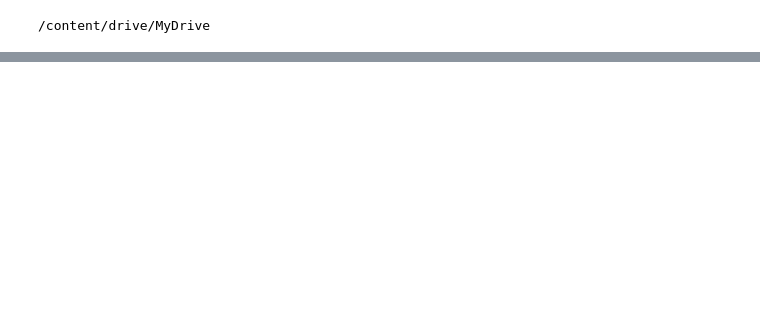
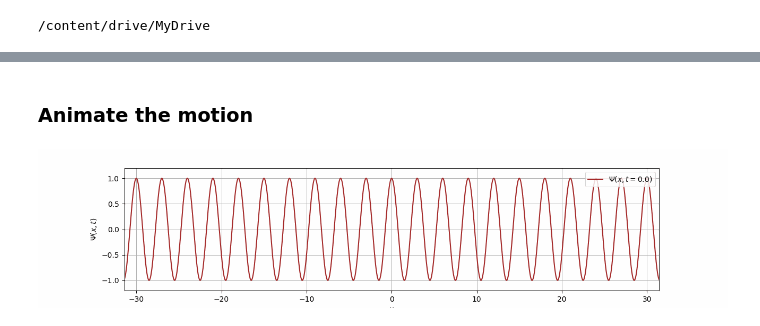
Before and after one commit to wbandabarragan/quantum-mechanics-1, a Jupyter notebook: python-notebooks/python4QM_03.ipynb, the cells around one changed output, grey strips where cells are left out. Cells and saved outputs as stored; diff of their text form; code cells hidden in the pictures; blank space fills up the shorter version.

```diff
--- a/python-notebooks/python4QM_03.ipynb
+++ b/python-notebooks/python4QM_03.ipynb
@@ -38,0 +211,2 @@ drwx------ 2 root root 4096 Sep 16 23:33 MyDrive
+# %% [markdown]
+### Animate the motion
@@ -38,0 +234,5 @@ drwx------ 2 root root 4096 Sep 16 23:33 MyDrive
+# %%
+# Display GIFs
+display.Image(open("./QM_Folder/wavefunction.gif", "rb").read())
+# %% [output]
+[figure, added]
```
Also changed, not shown: parts of 19 cells of this notebook.
